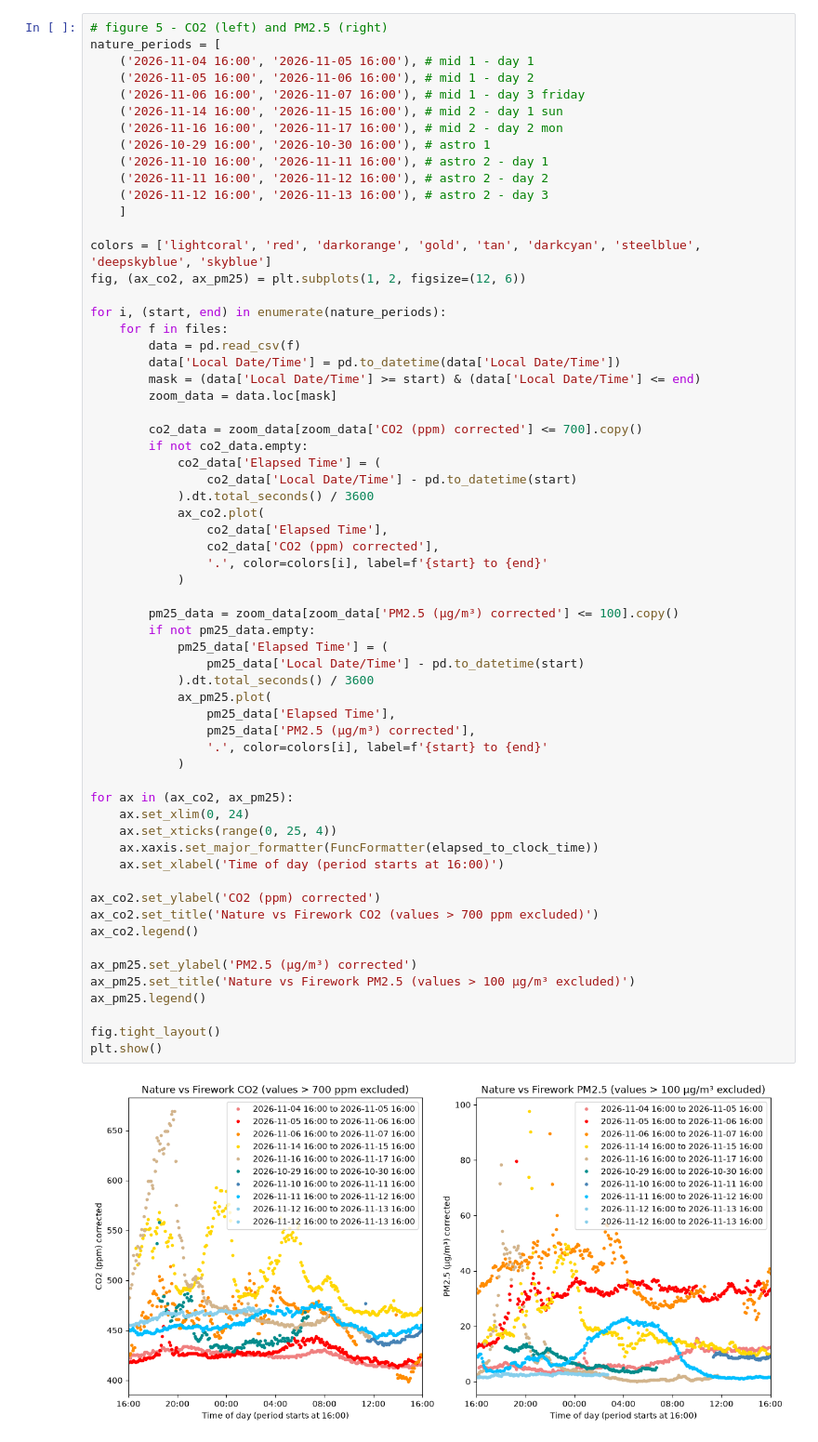
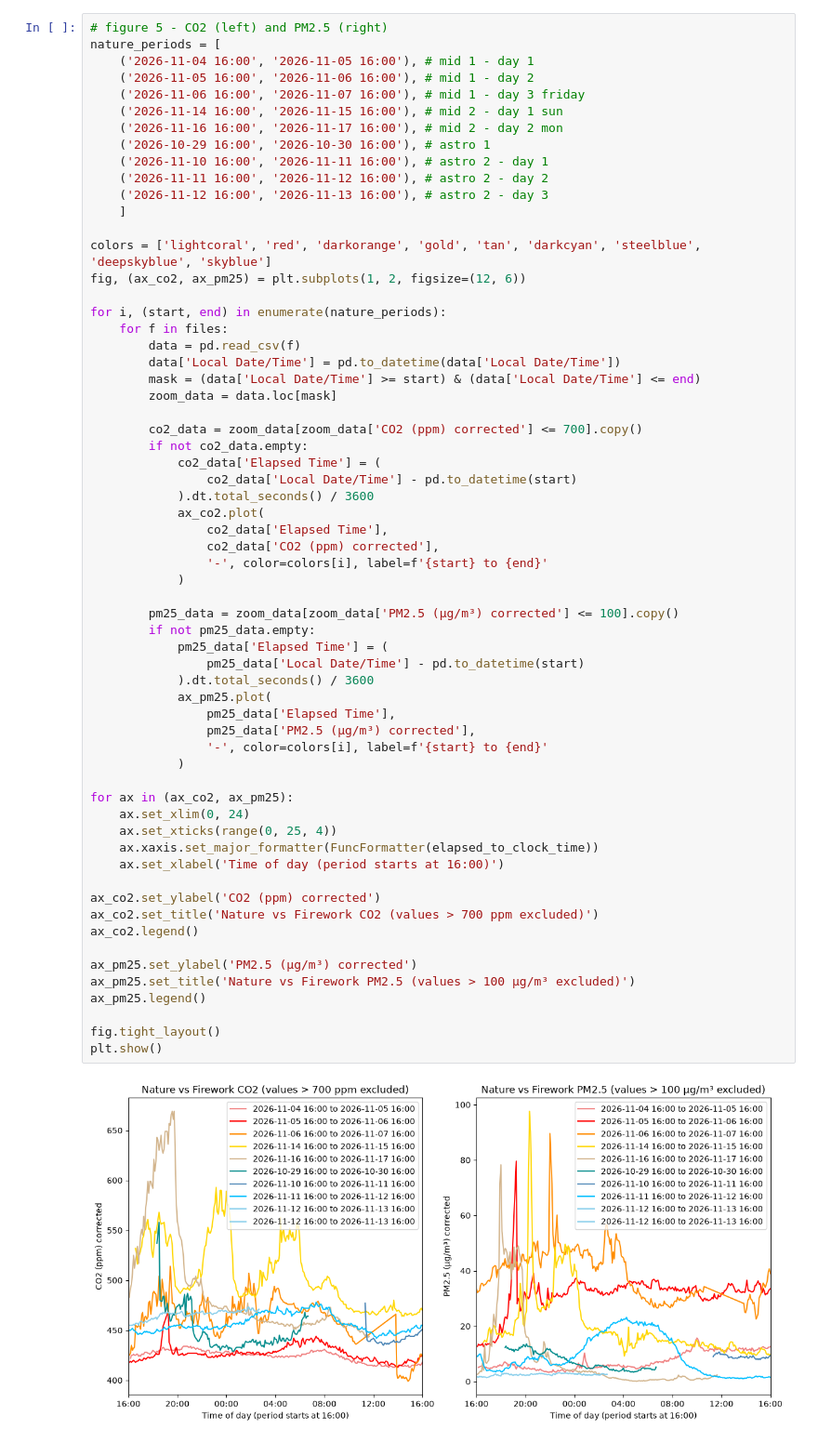
Before and after one commit to lindaccyy-stack/EDAAi, a Jupyter notebook: data_analysis.ipynb, the cells around one changed output. Shown at 93% size. Saved outputs shown, nothing was run; the diff lists cells and outputs as text.

Commit message:
update figures

```diff
--- a/data_analysis.ipynb
+++ b/data_analysis.ipynb
@@ -173,35 +173,35 @@ for i, (start, end) in enumerate(nature_periods):
             ax_co2.plot(
                 co2_data['Elapsed Time'],
                 co2_data['CO2 (ppm) corrected'],
-                '.', color=colors[i], label=f'{start} to {end}'
+                '-', color=colors[i], label=f'{start} to {end}'
             )
 
         pm25_data = zoom_data[zoom_data['PM2.5 (μg/m³) corrected'] <= 100].copy()
         if not pm25_data.empty:
             pm25_data['Elapsed Time'] = (
                 pm25_data['Local Date/Time'] - pd.to_datetime(start)
             ).dt.total_seconds() / 3600
             ax_pm25.plot(
                 pm25_data['Elapsed Time'],
                 pm25_data['PM2.5 (μg/m³) corrected'],
-                '.', color=colors[i], label=f'{start} to {end}'
+                '-', color=colors[i], label=f'{start} to {end}'
             )
 
 for ax in (ax_co2, ax_pm25):
     ax.set_xlim(0, 24)
     ax.set_xticks(range(0, 25, 4))
     ax.xaxis.set_major_formatter(FuncFormatter(elapsed_to_clock_time))
     ax.set_xlabel('Time of day (period starts at 16:00)')
 
 ax_co2.set_ylabel('CO2 (ppm) corrected')
 ax_co2.set_title('Nature vs Firework CO2 (values > 700 ppm excluded)')
 ax_co2.legend()
 
 ax_pm25.set_ylabel('PM2.5 (μg/m³) corrected')
 ax_pm25.set_title('Nature vs Firework PM2.5 (values > 100 μg/m³ excluded)')
 ax_pm25.legend()
 
 fig.tight_layout()
 plt.show()
 # %% [output]
-[figure, old version]
+[figure, new version]
```
Also changed, not shown: 1 other file.
